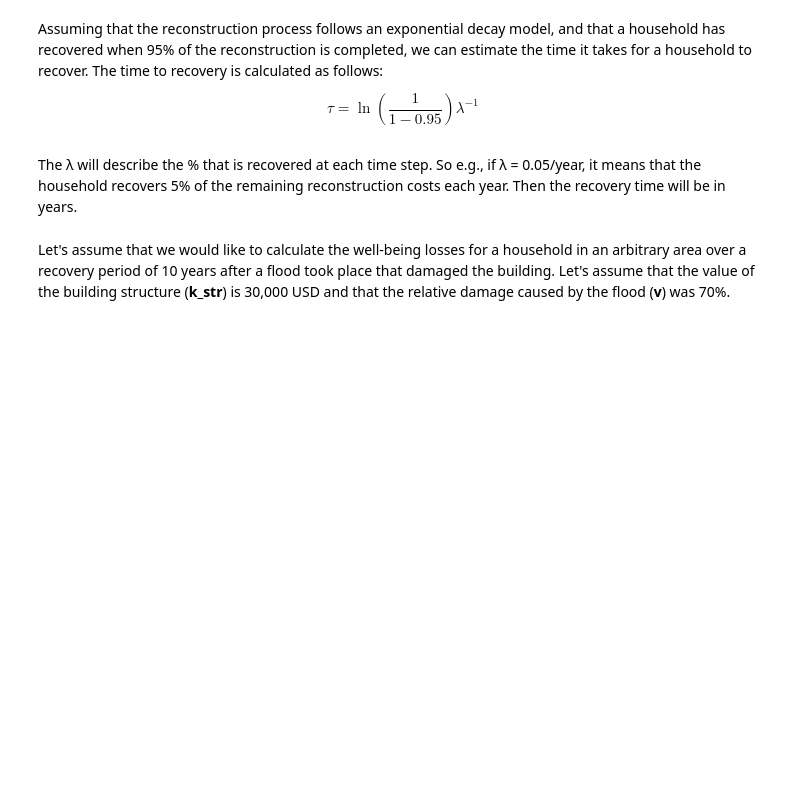
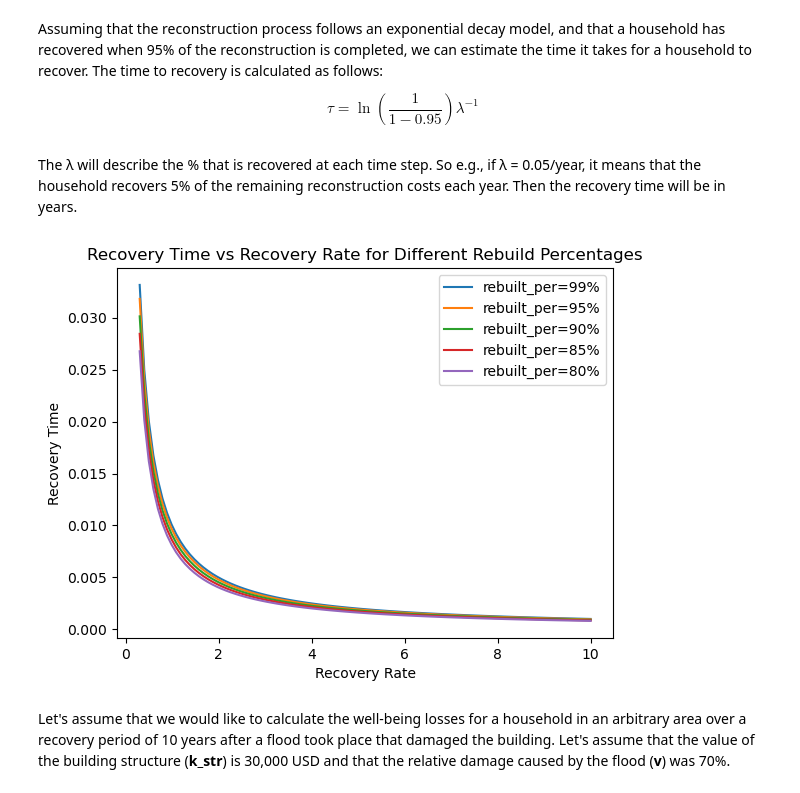
Before and after one commit to Deltares/fiat_toolbox, a Jupyter notebook: examples/well_being/1_general_methods.ipynb, the cells around one changed output. Drawn from its saved outputs; the diff is of its cells as text; code cells hidden in the pictures; blank space fills up the shorter version.

Commit message:
updates examples and tests

```diff
--- a/examples/well_being/1_general_methods.ipynb
+++ b/examples/well_being/1_general_methods.ipynb
@@ -66,18 +68,24 @@ $$
 # %% [markdown]
 The λ will describe the % that is recovered at each time step. So e.g., if λ = 0.05/year, it means that the household recovers 5% of the remaining reconstruction costs each year. Then the recovery time will be in years.
 # %%
+rebuild_per_values = [0.99, 0.95, 0.90, 0.85, 0.8]  # Different rebuild percentages to test
 rates = np.linspace(0.3, 10, 100)
-# Plot each line with a different eta value
-recovery_times = em.recovery_time(rates)
-sb.lineplot(x=rates, y=recovery_times, label="rebuilt_per=95%")
+
+# Plot each line for different rebuild_per values
+for rebuild_per in rebuild_per_values:
+    recovery_times = em.recovery_time(rates, rebuilt_per=rebuild_per)
+    sb.lineplot(x=rates, y=recovery_times, label=f"rebuilt_per={rebuild_per * 100:.0f}%")
+
 # Add labels and title
 plt.xlabel("Recovery Rate")
 plt.ylabel("Recovery Time")
-plt.title("Recovery Time vs Recovery Rate")
+plt.title("Recovery Time vs Recovery Rate for Different Rebuild Percentages")
 plt.legend()
 
 # Show the plot
 plt.show()
+# %% [output]
+[figure, added]
 # %% [markdown]
 Let's assume that we would like to calculate the well-being losses for a household in an arbitrary area over a recovery period of 10 years after a flood took place that damaged the building. Let's assume that the value of the building structure (**k_str**) is 30,000 USD and that the relative damage caused by the flood (**v**) was 70%.
 # %%
```
Also changed, not shown: parts of 8 cells of this notebook, 6 other files.
